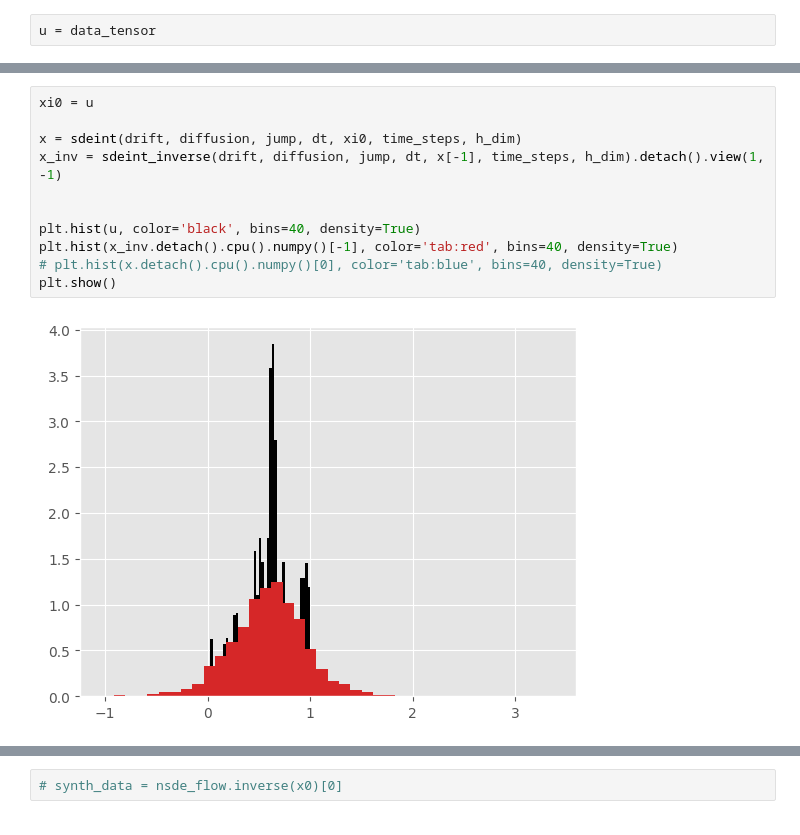
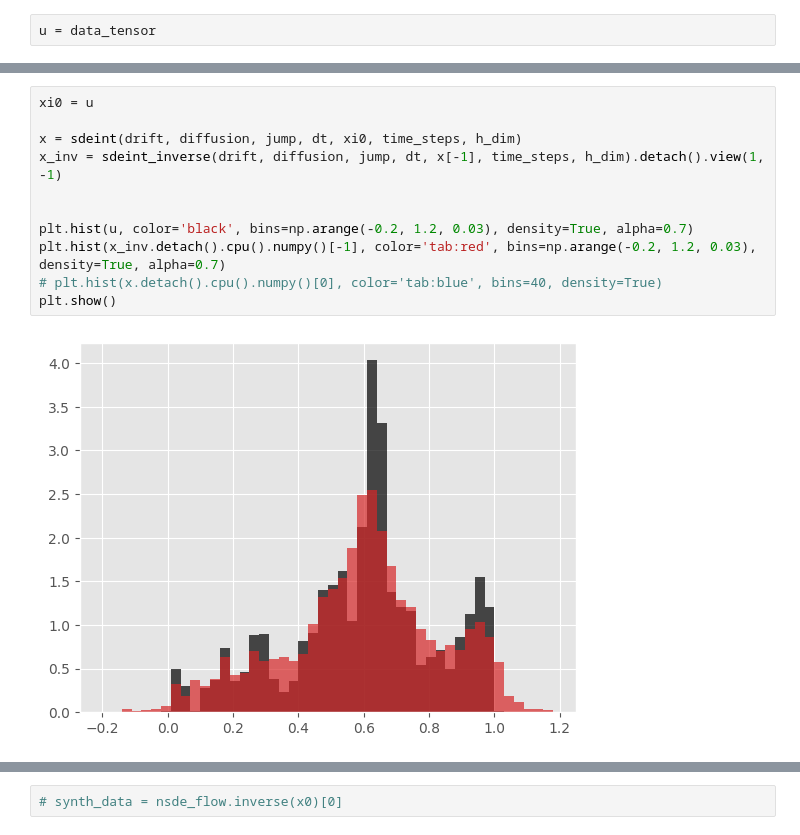
Before and after one commit to kirillzx/JDFlow, a Jupyter notebook: generator_main.ipynb, the cells around one changed output, grey strips where cells are left out. Cells and saved outputs as stored; diff of their text form.

```diff
--- a/generator_main.ipynb
+++ b/generator_main.ipynb
@@ -790,16 +764,16 @@ for _ in epochs:
 # %%
 xi0 = u
 
 x = sdeint(drift, diffusion, jump, dt, xi0, time_steps, h_dim)
 x_inv = sdeint_inverse(drift, diffusion, jump, dt, x[-1], time_steps, h_dim).detach().view(1, -1)
 
 
-plt.hist(u, color='black', bins=40, density=True)
-plt.hist(x_inv.detach().cpu().numpy()[-1], color='tab:red', bins=40, density=True)
+plt.hist(u, color='black', bins=np.arange(-0.2, 1.2, 0.03), density=True, alpha=0.7)
+plt.hist(x_inv.detach().cpu().numpy()[-1], color='tab:red', bins=np.arange(-0.2, 1.2, 0.03), density=True, alpha=0.7)
 # plt.hist(x.detach().cpu().numpy()[0], color='tab:blue', bins=40, density=True)
 plt.show()
 # %% [output]
-[figure, old version]
+[figure, new version]
 # %%
 plt.hist(x[-1].detach().numpy(), bins=40)
 plt.show()
```
Also changed, not shown: parts of 15 cells of this notebook.
